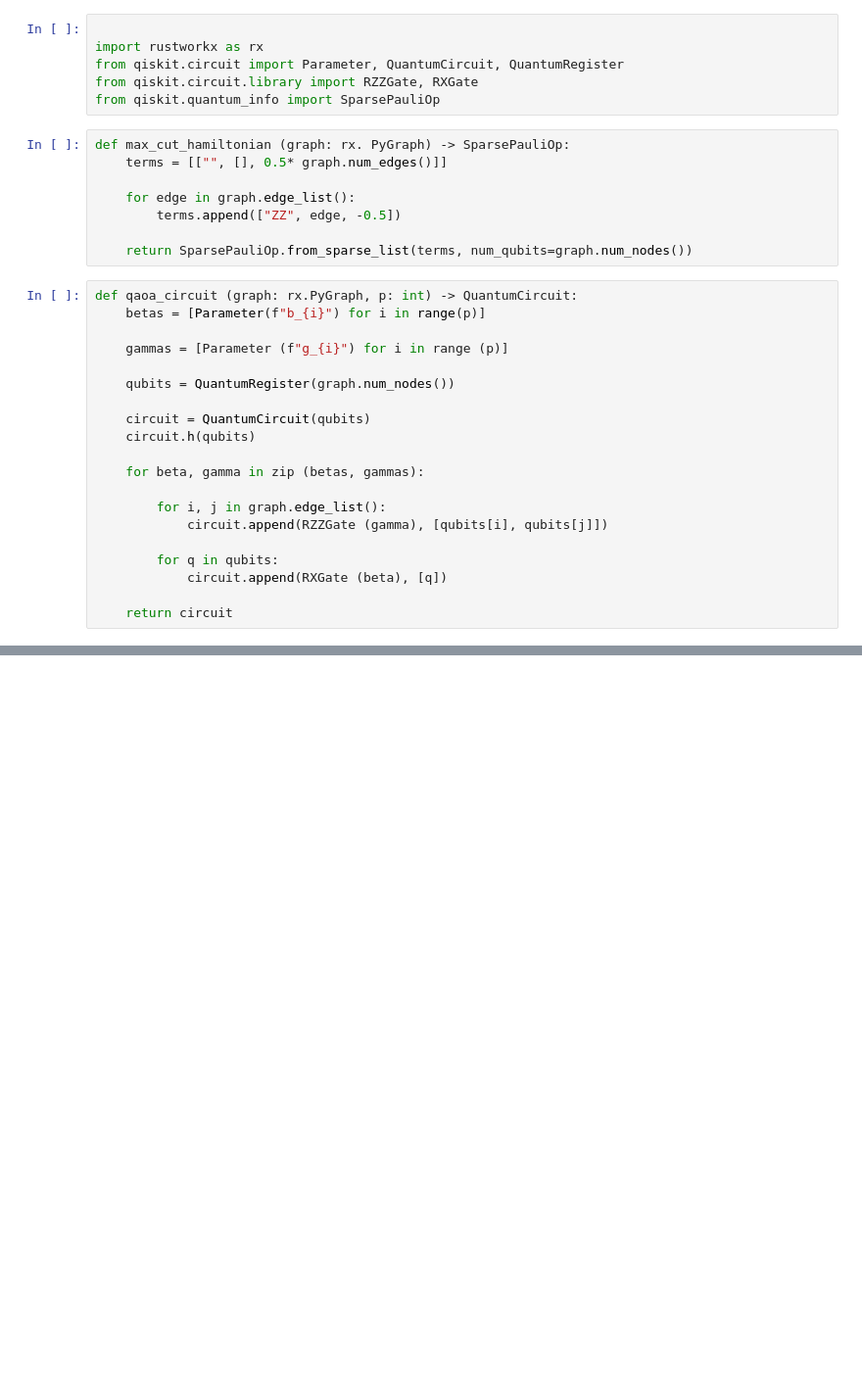
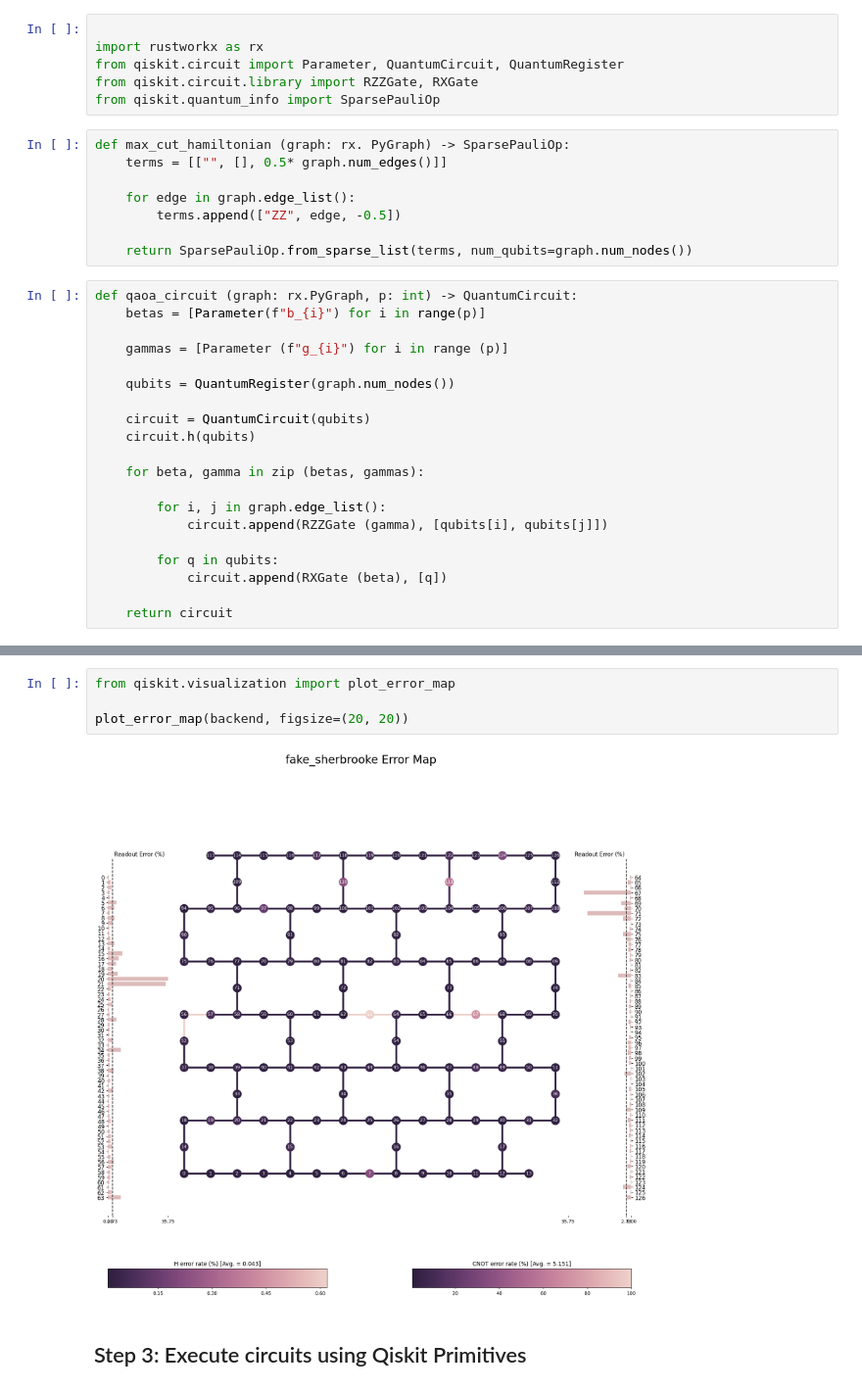
Before and after one commit to rndaorg/quantum-notebooks, a Jupyter notebook: qiskit/optimization.ipynb, the cells around one changed output, grey strips where cells are left out. Shown at 98% size. Saved outputs shown, nothing was run; the diff lists cells and outputs as text; blank space fills up the shorter version.

```diff
--- a/qiskit/optimization.ipynb
+++ b/qiskit/optimization.ipynb
@@ -55,0 +120,8 @@ mpl_draw(graph)
+# %%
+from qiskit.visualization import plot_error_map
+
+plot_error_map(backend, figsize=(20, 20))
+# %% [output]
+[figure, added]
+# %% [markdown]
+## Step 3: Execute circuits using Qiskit Primitives
```
Also changed, not shown: parts of 18 cells of this notebook.
